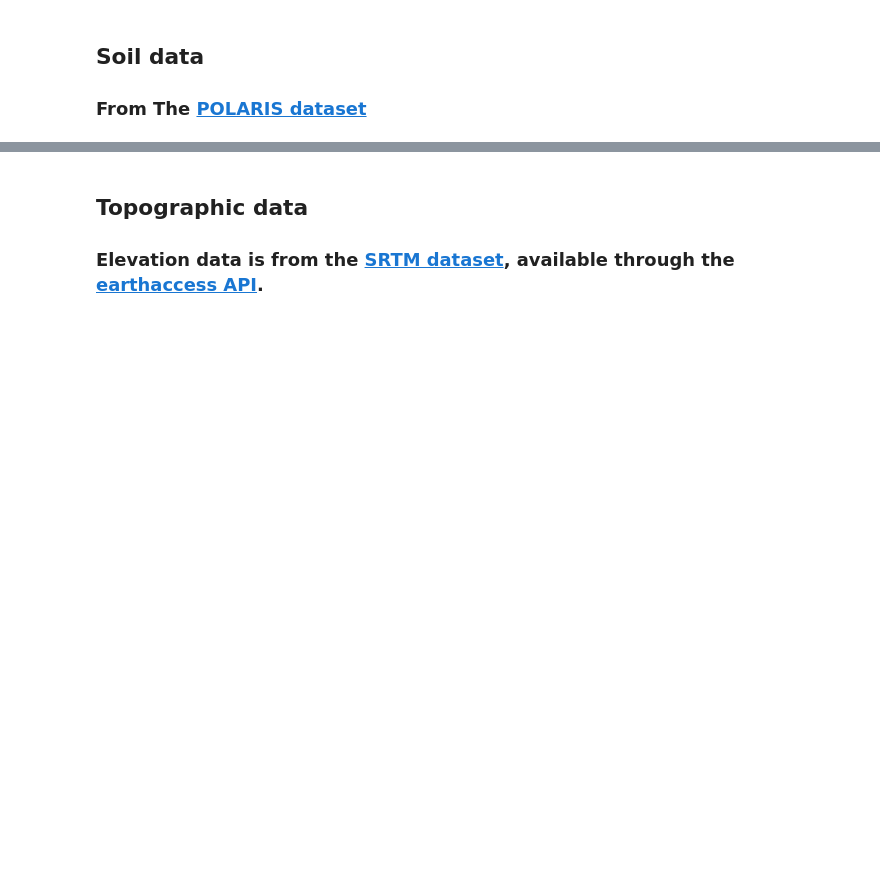
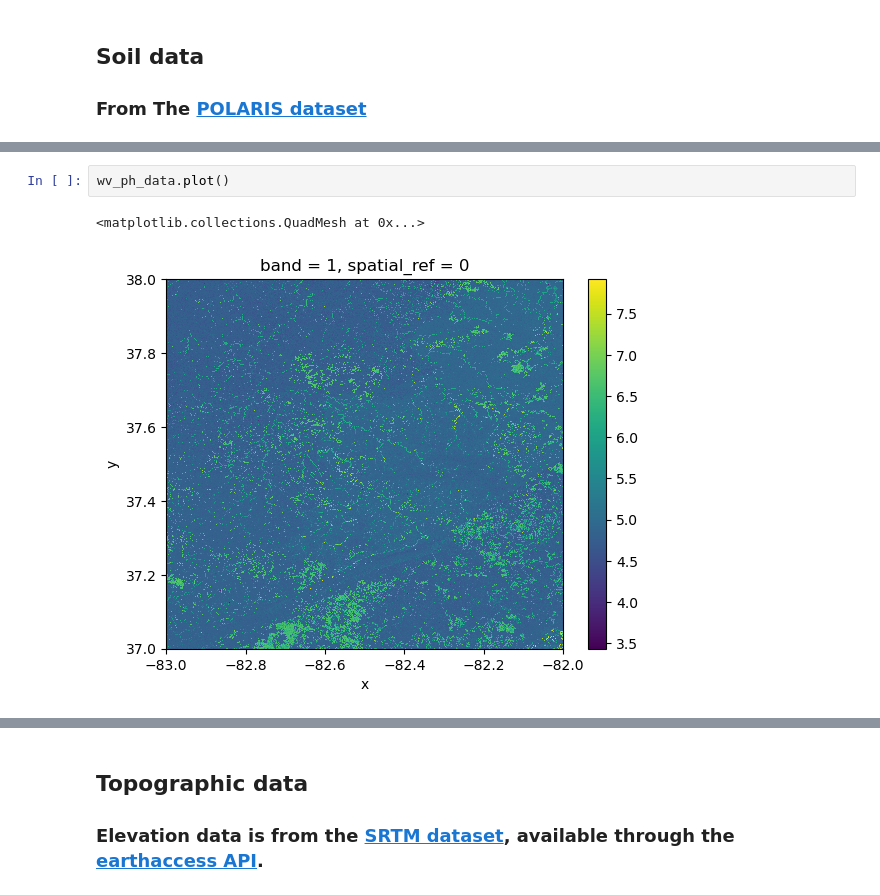
Before and after one commit to earthlab-education/habitat-suitability-BioNCphilic, a Jupyter notebook: climate.ipynb, the cells around one changed output, grey strips where cells are left out. Cells and saved outputs as stored; diff of their text form; blank space fills up the shorter version.

```diff
--- a/climate.ipynb
+++ b/climate.ipynb
@@ -403,0 +416,5 @@ wv_soil_data_sand.plot()
+# %%
+wv_ph_data.plot()
+# %% [output]
+<matplotlib.collections.QuadMesh at 0x...>
+[figure, added]
```
Also changed, not shown: parts of 8 cells of this notebook.
